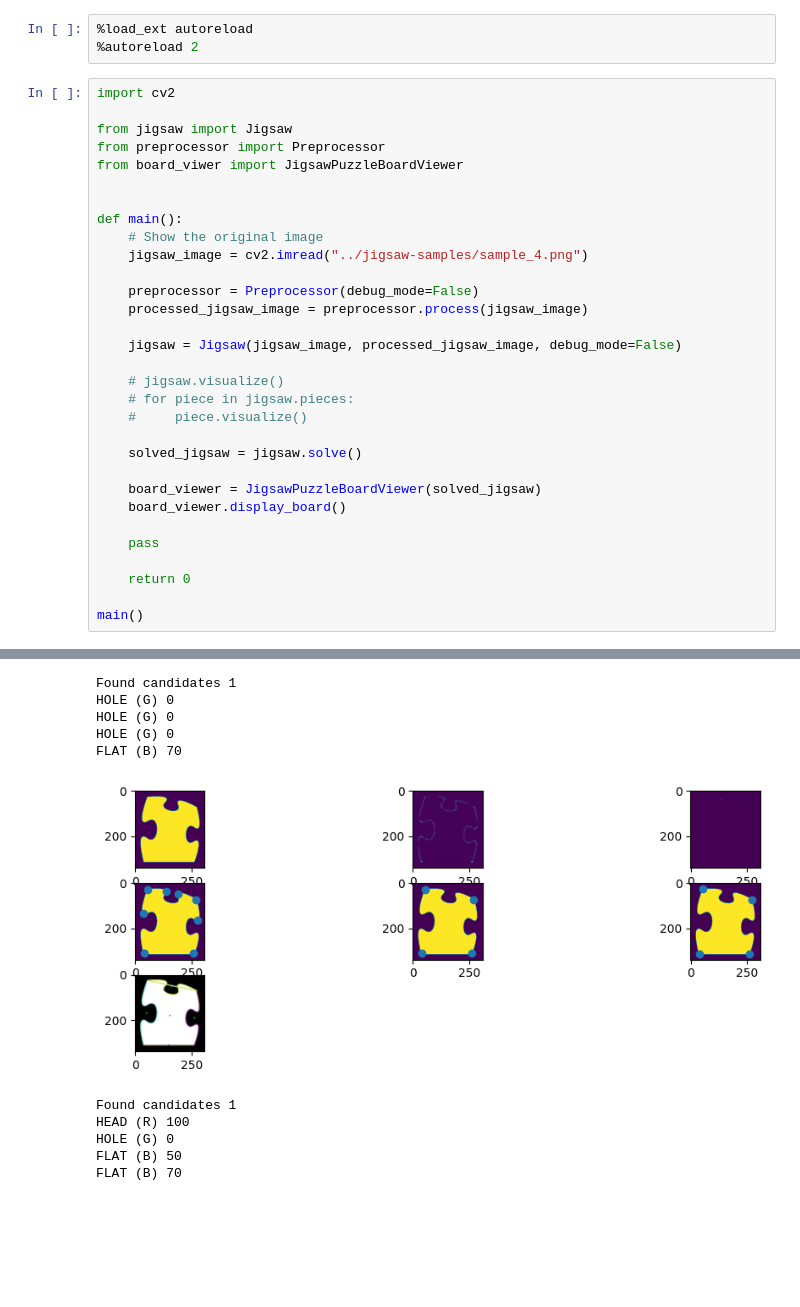
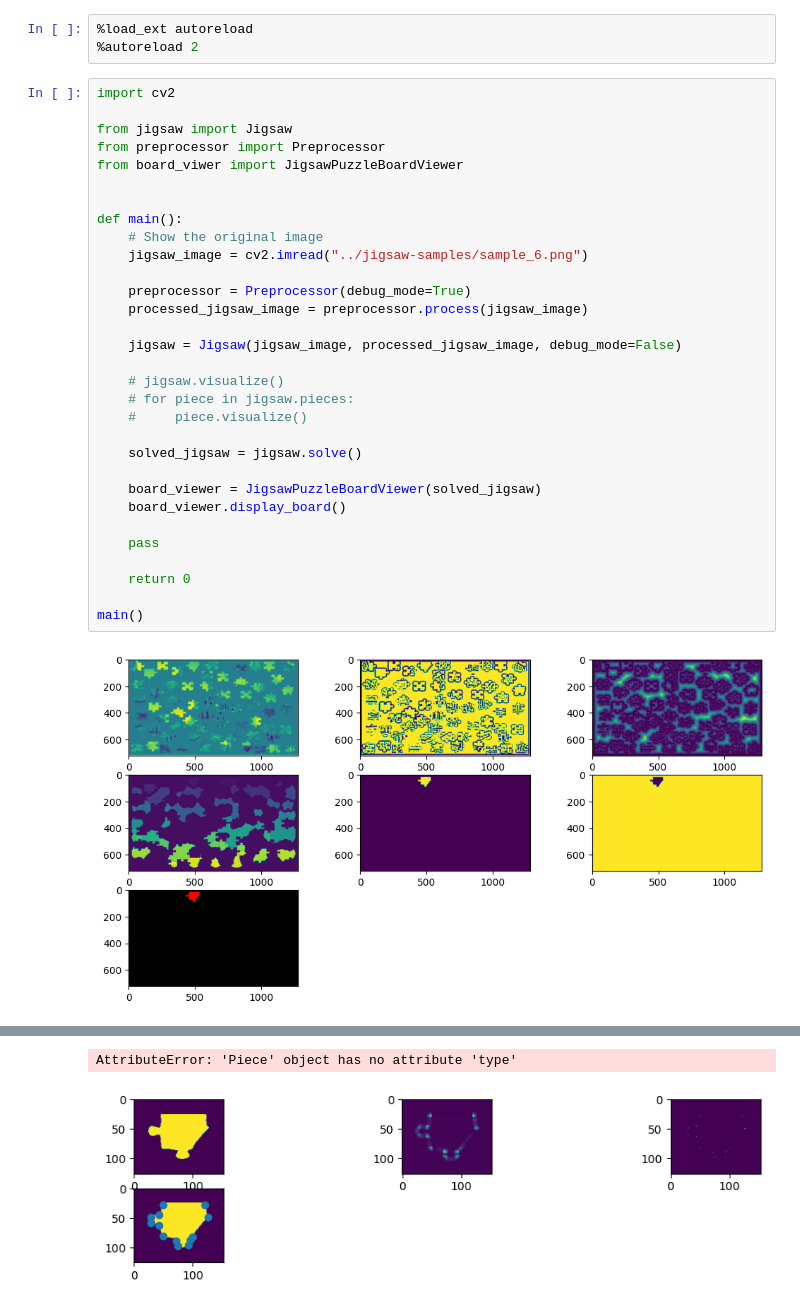
Before and after one commit to DiegoSaragozaSilva/jigsolver, a Jupyter notebook: src/test.ipynb, the cells around one changed output, grey strips where cells are left out. Saved outputs shown, nothing was run; the diff lists cells and outputs as text; blank space fills up the shorter version.

```diff
--- a/src/test.ipynb
+++ b/src/test.ipynb
@@ -11,9 +11,9 @@ from board_viwer import JigsawPuzzleBoardViewer
 
 def main():
     # Show the original image
-    jigsaw_image = cv2.imread("../jigsaw-samples/sample_4.png")
+    jigsaw_image = cv2.imread("../jigsaw-samples/sample_6.png")
 
-    preprocessor = Preprocessor(debug_mode=False)
+    preprocessor = Preprocessor(debug_mode=True)
     processed_jigsaw_image = preprocessor.process(jigsaw_image)
 
     jigsaw = Jigsaw(jigsaw_image, processed_jigsaw_image, debug_mode=False)
@@ -33,3 +33,4 @@ def main():
 
 main()
 # %% [output]
+[figure, new version]
@@ -42,11 +38,2 @@ FLAT (B) 60
-Found candidates 1
-HOLE (G) 0
-HOLE (G) 0
-HOLE (G) 0
-FLAT (B) 70
+AttributeError: 'Piece' object has no attribute 'type'
-[figure, old version]
+[figure, new version]
-Found candidates 1
-HEAD (R) 100
-HOLE (G) 0
-FLAT (B) 50
-FLAT (B) 70
```
Also changed, not shown: parts of 1 cell of this notebook, 5 other files.
